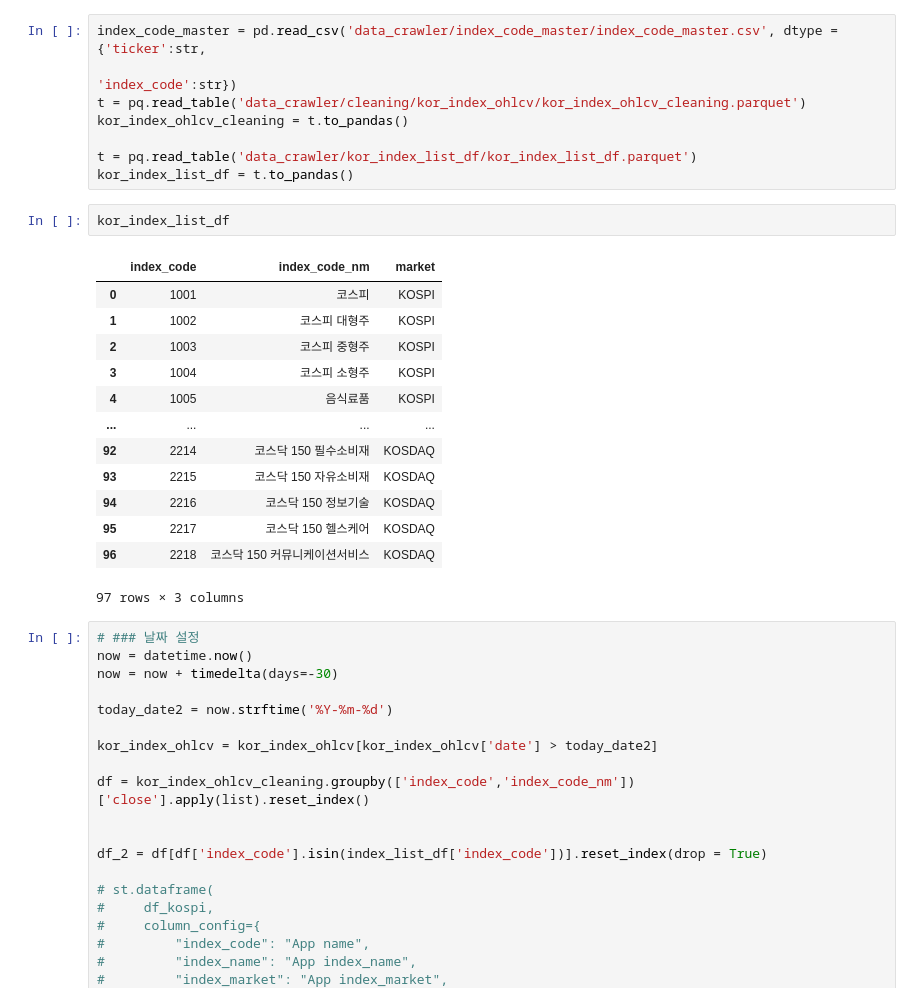
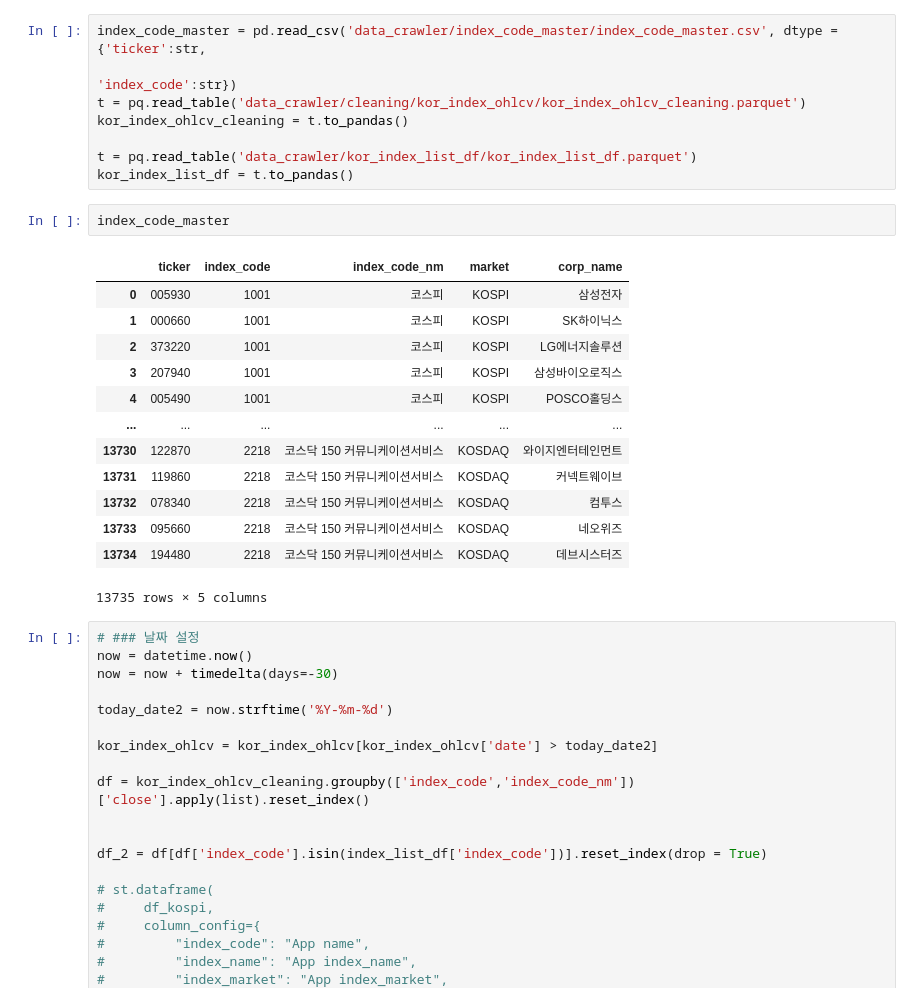
Before and after one commit to Unfinishedgod/finance_mlops, a Jupyter notebook: jupyter/index_master.ipynb, the cells around one changed output. Saved outputs shown, nothing was run; the diff lists cells and outputs as text.

```diff
--- a/jupyter/index_master.ipynb
+++ b/jupyter/index_master.ipynb
@@ -90,22 +90,22 @@ kor_index_ohlcv_cleaning = t.to_pandas()
 
 t = pq.read_table('data_crawler/kor_index_list_df/kor_index_list_df.parquet')
 kor_index_list_df = t.to_pandas()
-# %%
-kor_index_list_df
-# %% [output]
-|  | index_code | index_code_nm | market |
-| 0 | 1001 | 코스피 | KOSPI |
-| 1 | 1002 | 코스피 대형주 | KOSPI |
-| 2 | 1003 | 코스피 중형주 | KOSPI |
-| 3 | 1004 | 코스피 소형주 | KOSPI |
-| 4 | 1005 | 음식료품 | KOSPI |
-| ... | ... | ... | ... |
-| 92 | 2214 | 코스닥 150 필수소비재 | KOSDAQ |
-| 93 | 2215 | 코스닥 150 자유소비재 | KOSDAQ |
-| 94 | 2216 | 코스닥 150 정보기술 | KOSDAQ |
-| 95 | 2217 | 코스닥 150 헬스케어 | KOSDAQ |
-| 96 | 2218 | 코스닥 150 커뮤니케이션서비스 | KOSDAQ |
-97 rows × 3 columns
+# %%
+index_code_master
+# %% [output]
+|  | ticker | index_code | index_code_nm | market | corp_name |
+| 0 | 005930 | 1001 | 코스피 | KOSPI | 삼성전자 |
+| 1 | 000660 | 1001 | 코스피 | KOSPI | SK하이닉스 |
+| 2 | 373220 | 1001 | 코스피 | KOSPI | LG에너지솔루션 |
+| 3 | 207940 | 1001 | 코스피 | KOSPI | 삼성바이오로직스 |
+| 4 | 005490 | 1001 | 코스피 | KOSPI | POSCO홀딩스 |
+| ... | ... | ... | ... | ... | ... |
+| 13730 | 122870 | 2218 | 코스닥 150 커뮤니케이션서비스 | KOSDAQ | 와이지엔터테인먼트 |
+| 13731 | 119860 | 2218 | 코스닥 150 커뮤니케이션서비스 | KOSDAQ | 커넥트웨이브 |
+| 13732 | 078340 | 2218 | 코스닥 150 커뮤니케이션서비스 | KOSDAQ | 컴투스 |
+| 13733 | 095660 | 2218 | 코스닥 150 커뮤니케이션서비스 | KOSDAQ | 네오위즈 |
+| 13734 | 194480 | 2218 | 코스닥 150 커뮤니케이션서비스 | KOSDAQ | 데브시스터즈 |
+13735 rows × 5 columns
 # %%
 # ### 날짜 설정
 now = datetime.now()
```
Also changed, not shown: 1 other file.
